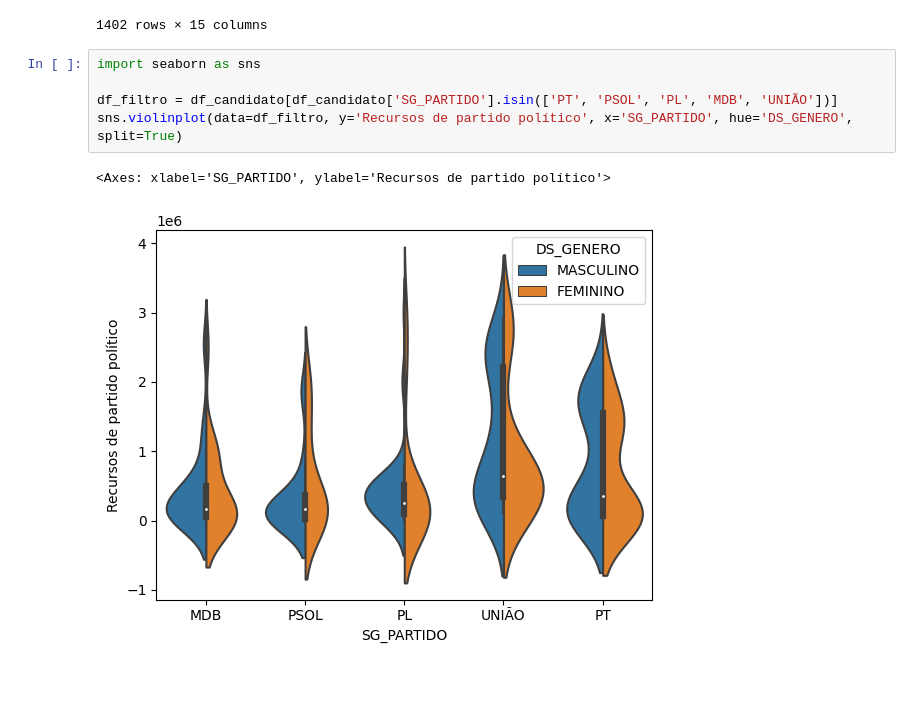
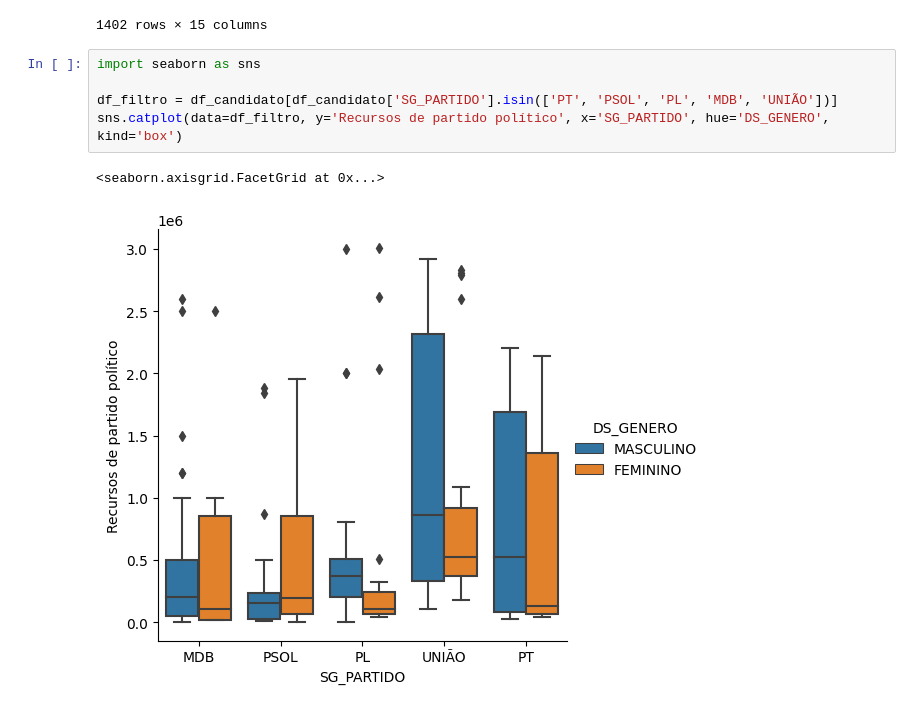
Before and after one commit to tecMTST/tutorial-de-dados, a Jupyter notebook: 05_financiamento-eleitoral/04_perfil_dos financiamento.ipynb, the cells around one changed output. Cells and saved outputs as stored; diff of their text form; blank space fills up the shorter version.

```diff
--- a/05_financiamento-eleitoral/04_perfil_dos financiamento.ipynb
+++ b/05_financiamento-eleitoral/04_perfil_dos financiamento.ipynb
@@ -27,8 +27,8 @@ df_candidato
 # %%
 import seaborn as sns
 
 df_filtro = df_candidato[df_candidato['SG_PARTIDO'].isin(['PT', 'PSOL', 'PL', 'MDB', 'UNIÃO'])]
-sns.violinplot(data=df_filtro, y='Recursos de partido político', x='SG_PARTIDO', hue='DS_GENERO', split=True)
+sns.catplot(data=df_filtro, y='Recursos de partido político', x='SG_PARTIDO', hue='DS_GENERO', kind='box')
 # %% [output]
-<Axes: xlabel='SG_PARTIDO', ylabel='Recursos de partido político'>
+<seaborn.axisgrid.FacetGrid at 0x...>
-[figure, old version]
+[figure, new version]
```
Also changed, not shown: parts of 6 cells of this notebook.
